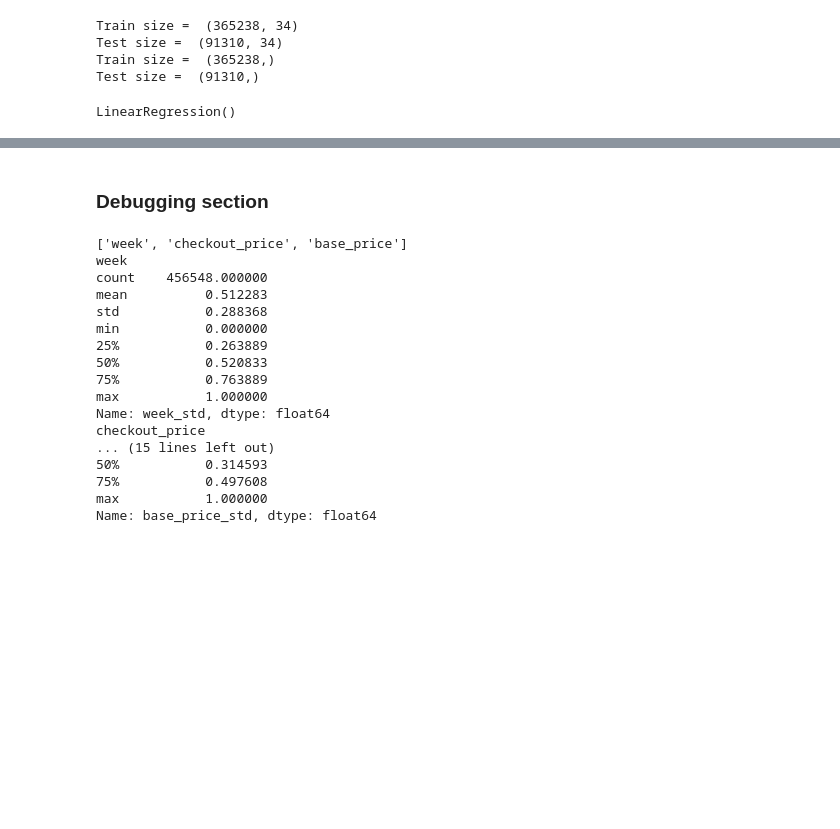
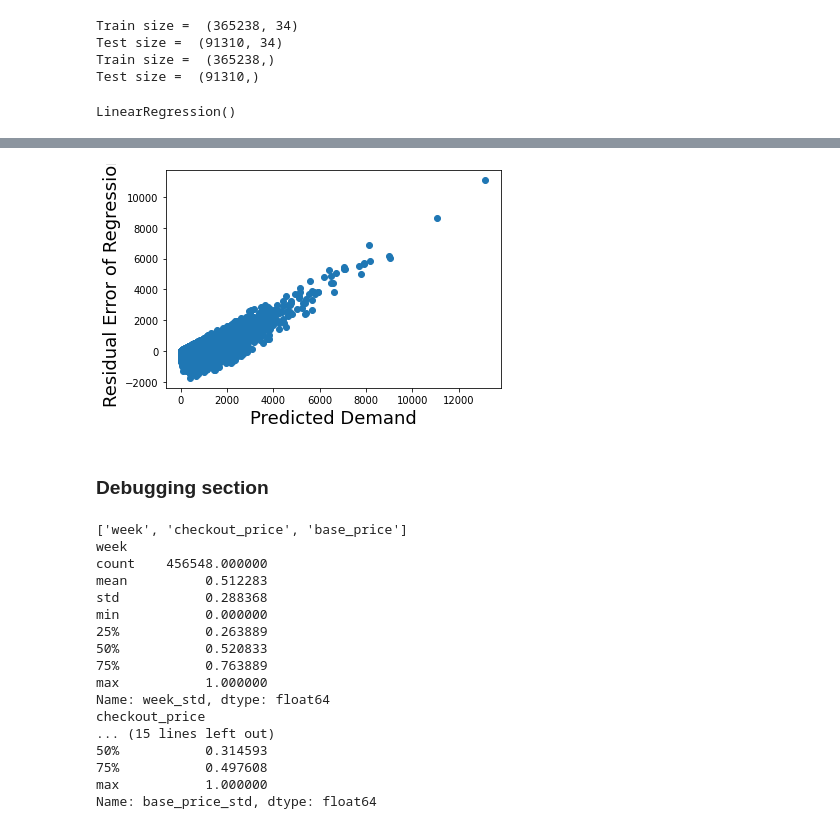
Before and after one commit to Abhishek-xavi/DemandForecast, a Jupyter notebook: BasicModel.ipynb, the cells around one changed output, grey strips where cells are left out. Saved outputs shown, nothing was run; the diff lists cells and outputs as text; code cells hidden in the pictures; blank space fills up the shorter version.

```diff
--- a/BasicModel.ipynb
+++ b/BasicModel.ipynb
@@ -268,3 +296,12 @@ plt.show()
+# %%
+#Testing assumption about independent residual error.
+res_error_glm = y_test - y_pred_glm
+plt.xlabel('Predicted Demand', fontsize=18)
+plt.ylabel('Residual Error of Regression', fontsize=18)
+plt.scatter(y_test, res_error_glm)
+plt.show()
+# %% [output]
+[figure, added]
 # %%
 # Idea for later
 # user is browsing on particular Shop
```
Also changed, not shown: parts of 15 cells of this notebook.
